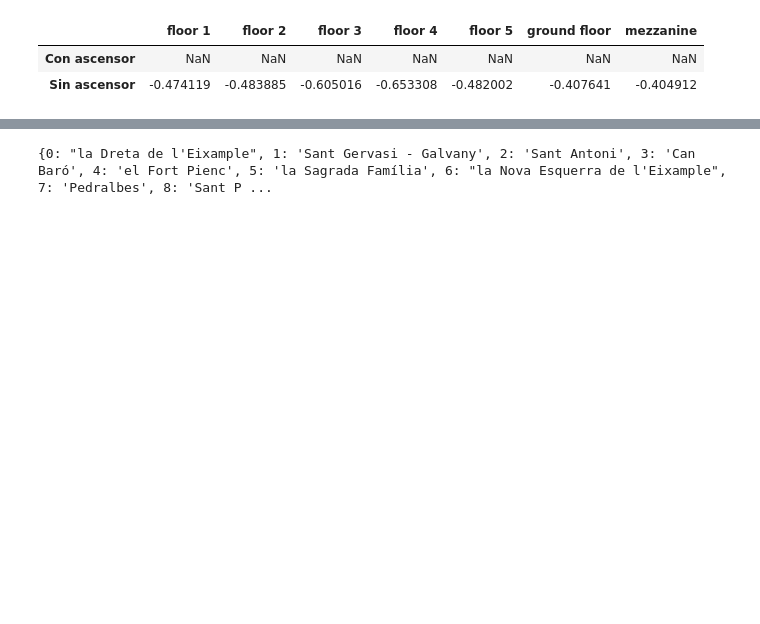
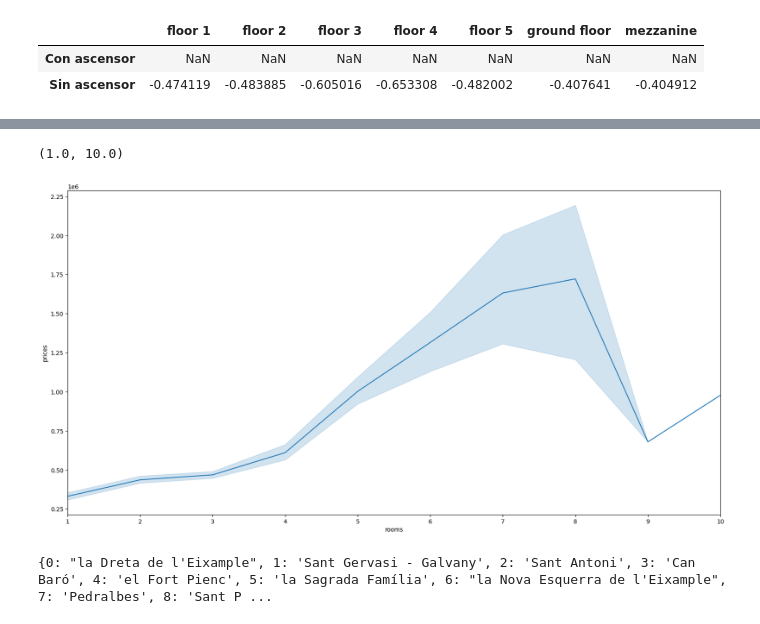
Before and after one commit to Fio-Deca/Vivienda_BCN, a Jupyter notebook: Casa_Barcelona_Estimacion.ipynb, the cells around one changed output, grey strips where cells are left out. Drawn from its saved outputs; the diff is of its cells as text; code cells hidden in the pictures; blank space fills up the shorter version.

```diff
--- a/Casa_Barcelona_Estimacion.ipynb
+++ b/Casa_Barcelona_Estimacion.ipynb
@@ -320,3 +339,10 @@ df[(df['floor']==' floor 6') & (df['lift']=='No')]
+# %%
+plt.figure(figsize=(20,10))
+sns.lineplot(data=df_good_new,x='rooms',y='prices')
+plt.xlim(1,10)
+# %% [output]
+(1.0, 10.0)
+[figure, added]
 # %%
 #Función para hacer un diccionario con un número los tipos únicos de cada columna
 def conversion(diccionario,lista):
```
Also changed, not shown: parts of 12 cells of this notebook.
